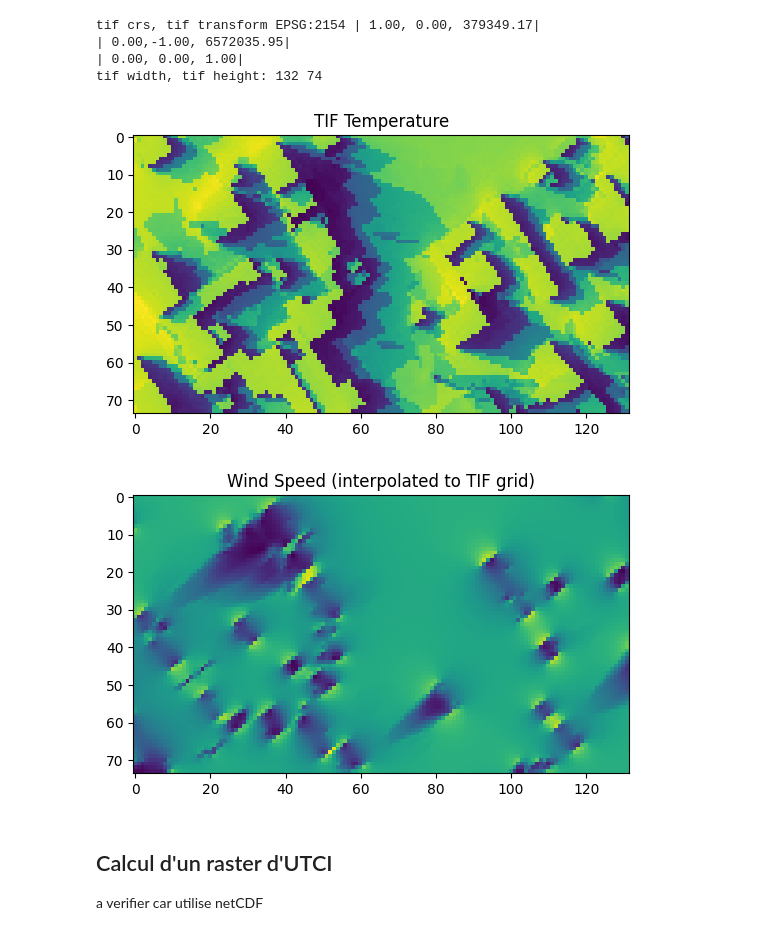
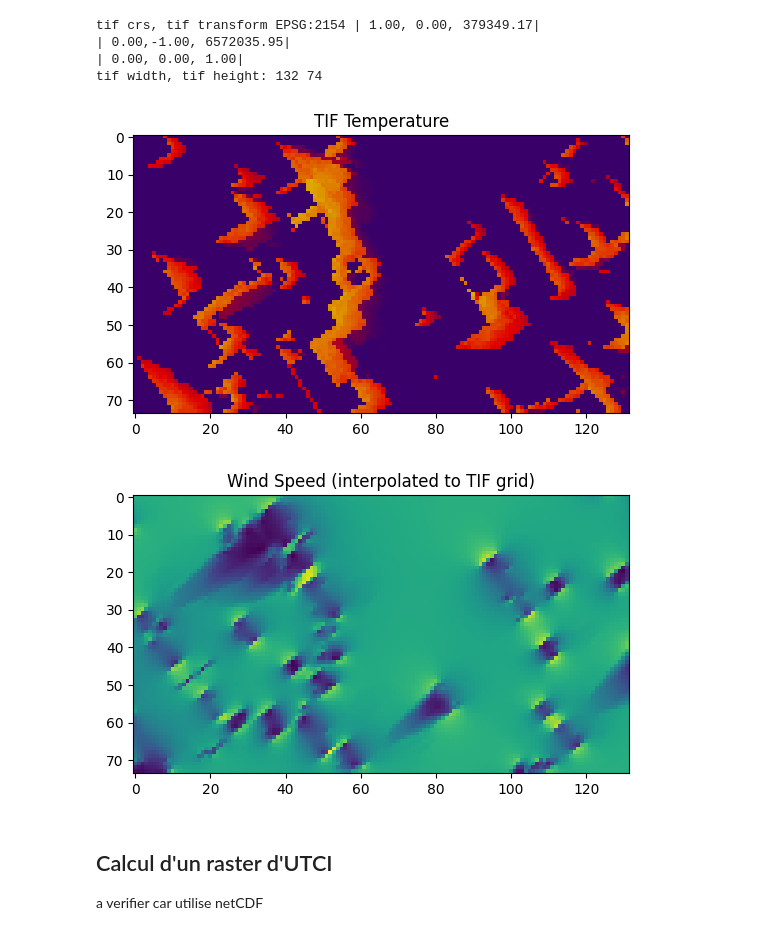
Before and after one commit to rupeelab17/pymdu, a Jupyter notebook: Demo_PyMDU_Atelier.ipynb, the cells around one changed output. Cells and saved outputs as stored; diff of their text form; code cells hidden in the pictures.

```diff
--- a/Demo_PyMDU_Atelier.ipynb
+++ b/Demo_PyMDU_Atelier.ipynb
@@ -871,15 +871,22 @@ from scipy.interpolate import griddata
 wind_speed_on_tif = griddata(points, values, (lons, lats), method='linear')
 wind_as_array = wind_speed_on_tif.reshape(tif_height, tif_width)
 # %%
-plt.imshow(temp)
+from matplotlib.colors import LinearSegmentedColormap, Normalize
+
+boundaries = [18, 21, 28, 35, 39]
+colors = ['#92d14f', '#ddff00', '#e10000', '#390069']
+cmap = LinearSegmentedColormap.from_list('custom_cmap', colors, N=256)
+norm = Normalize(vmin=min(boundaries), vmax=max(boundaries))
+
+plt.imshow(temp, cmap=cmap, norm=norm)
 plt.title('TIF Temperature')
 plt.show()
 
 plt.imshow(wind_as_array)
 plt.title('Wind Speed (interpolated to TIF grid)')
 plt.show()
 # %% [output]
-[figure, old version]
+[figure, new version]
 [figure]
 # %% [markdown]
 ## Calcul d'un raster d'UTCI
```
